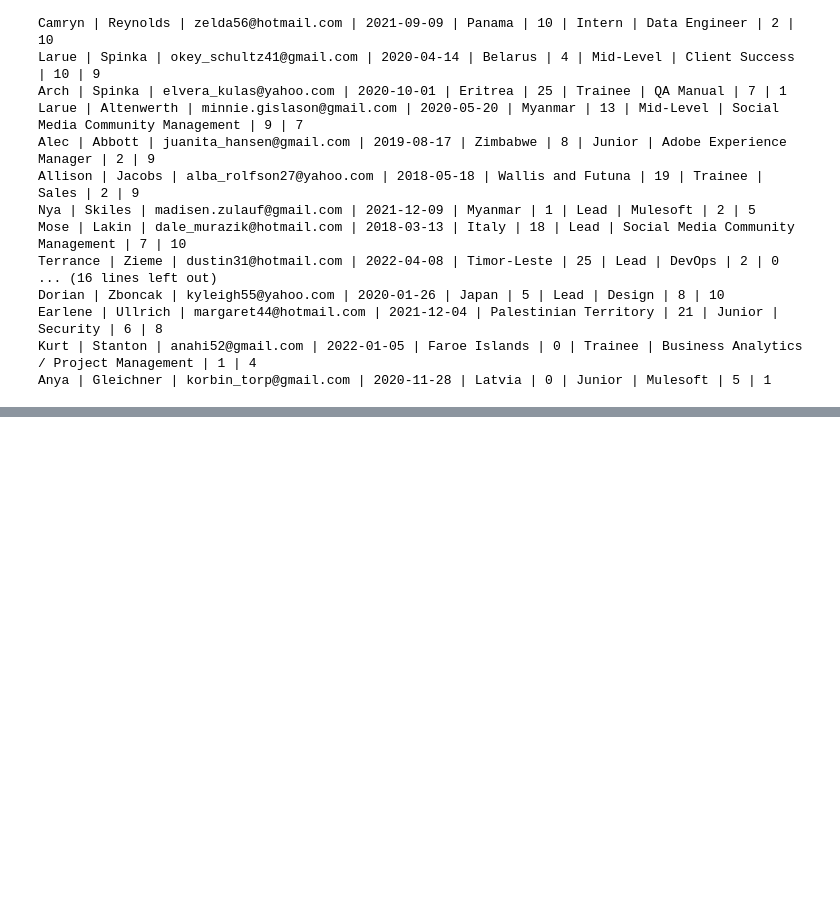
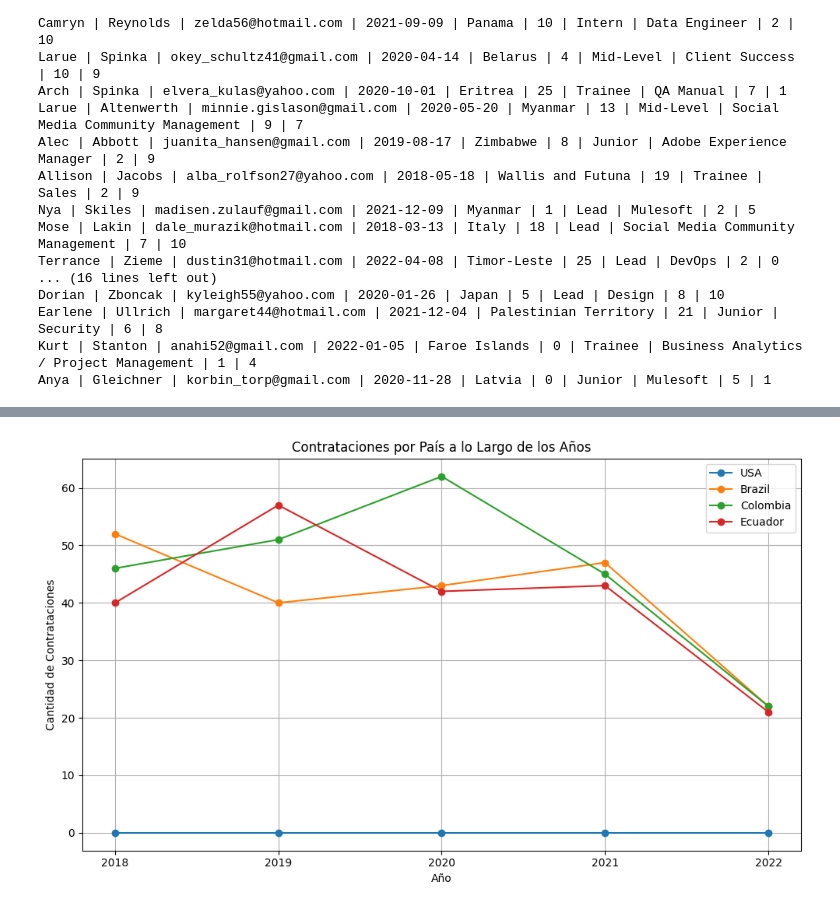
Before and after one commit to caesar-dat-com/ETL_Workshop_01, a Jupyter notebook: ETL_Workshop_01.ipynb, the cells around one changed output, grey strips where cells are left out. Drawn from its saved outputs; the diff is of its cells as text; code cells hidden in the pictures; blank space fills up the shorter version.

```diff
--- a/ETL_Workshop_01.ipynb
+++ b/ETL_Workshop_01.ipynb
@@ -371,0 +718,74 @@ Anya | Gleichner | korbin_torp@gmail.com | 2020-11-28 | Latvia | 0 | Junior | Mu
+# %%
+import configparser
+import psycopg2
+import matplotlib.pyplot as plt
+import numpy as np
+
+# Leer el archivo de configuración para obtener los detalles de conexión
+config = configparser.ConfigParser()
+config.read('db_config.ini')
+
+dbname = config.get('postgresql', 'dbname')
+user = config.get('postgresql', 'user')
+password = config.get('postgresql', 'password')
+host = config.get('postgresql', 'host')
+port = config.get('postgresql', 'port')
+
+countries = ['USA', 'Brazil', 'Colombia', 'Ecuador']
+data = {country: {} for country in countries}
+
+try:
+    # Establecer conexión a la base de datos
+    conn = psycopg2.connect(
+        dbname=dbname,
+        user=user,
+        password=password,
+        host=host,
+        port=port
+    )
+    cur = conn.cursor()
+
+    # Extraer las contrataciones por país a lo largo de los años
+    for country in countries:
+        cur.execute(f"""
+            SELECT EXTRACT(YEAR FROM ApplicationDate) AS Year, COUNT(*)
+            FROM candidates
+            WHERE Country = %s
+            GROUP BY Year
+            ORDER BY Year
+        """, (country,))
+
+        for year, count in cur.fetchall():
+            # Asegurarse de que el año sea un entero para evitar problemas de tipo
+            data[country][int(year)] = count
+
+    # Preparar datos para el gráfico
+    all_years = set()
+    for country_data in data.values():
+        all_years.update(country_data.keys())
+    all_years = sorted(all_years)
+
+    # Generar el gráfico de líneas múltiples
+    plt.figure(figsize=(10, 6))
+    for country, yearly_data in data.items():
+        counts = [yearly_data.get(year, 0) for year in all_years]  # Usar 0 para años sin datos
+        plt.plot(all_years, counts, marker='o', label=country)
+
+    plt.xlabel('Año')
+    plt.ylabel('Cantidad de Contrataciones')
+    plt.title('Contrataciones por País a lo Largo de los Años')
+    plt.legend()
+    plt.grid(True)
+    plt.xticks(all_years)  # Usar all_years directamente asegura compatibilidad de tipos
+    plt.tight_layout()
+    plt.show()
+
+except psycopg2.Error as e:
+    print(f"Error al consultar la base de datos: {e}")
+finally:
+    if cur:
+        cur.close()
+    if conn:
+        conn.close()
+# %% [output]
+[figure, added]
```
Also changed, not shown: parts of 9 cells of this notebook, 2 other files.
